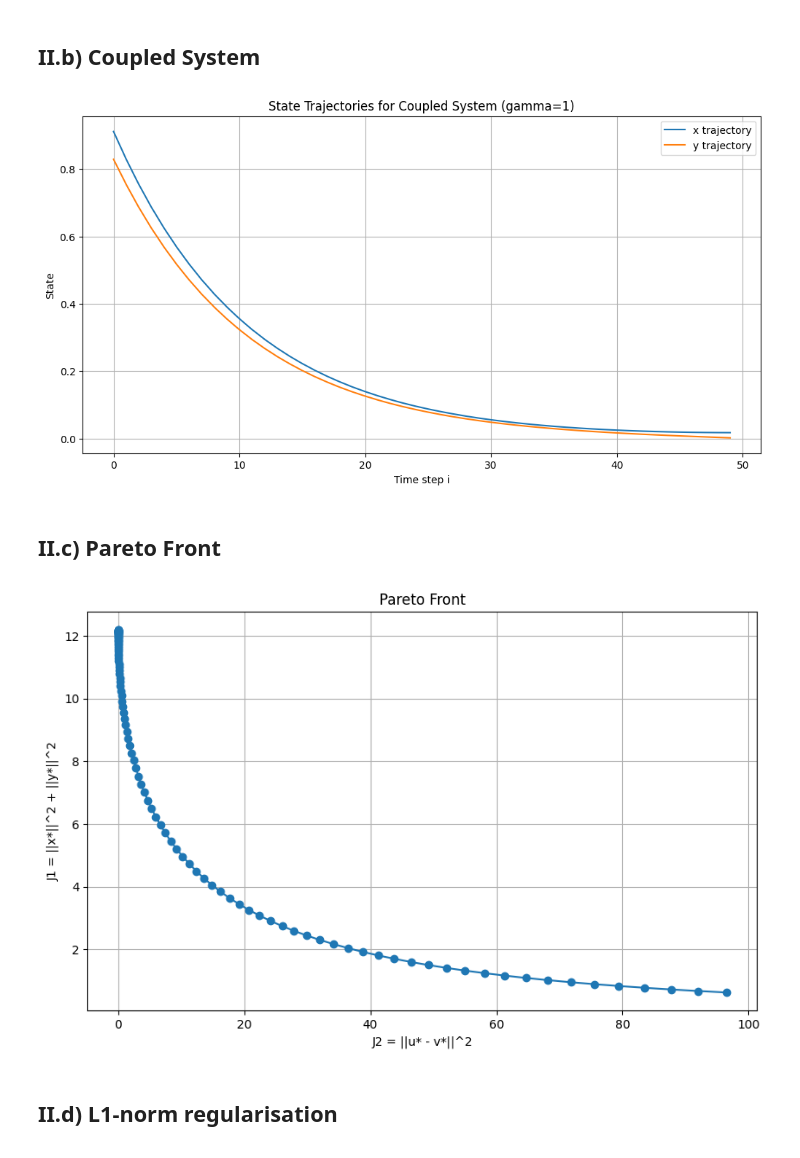
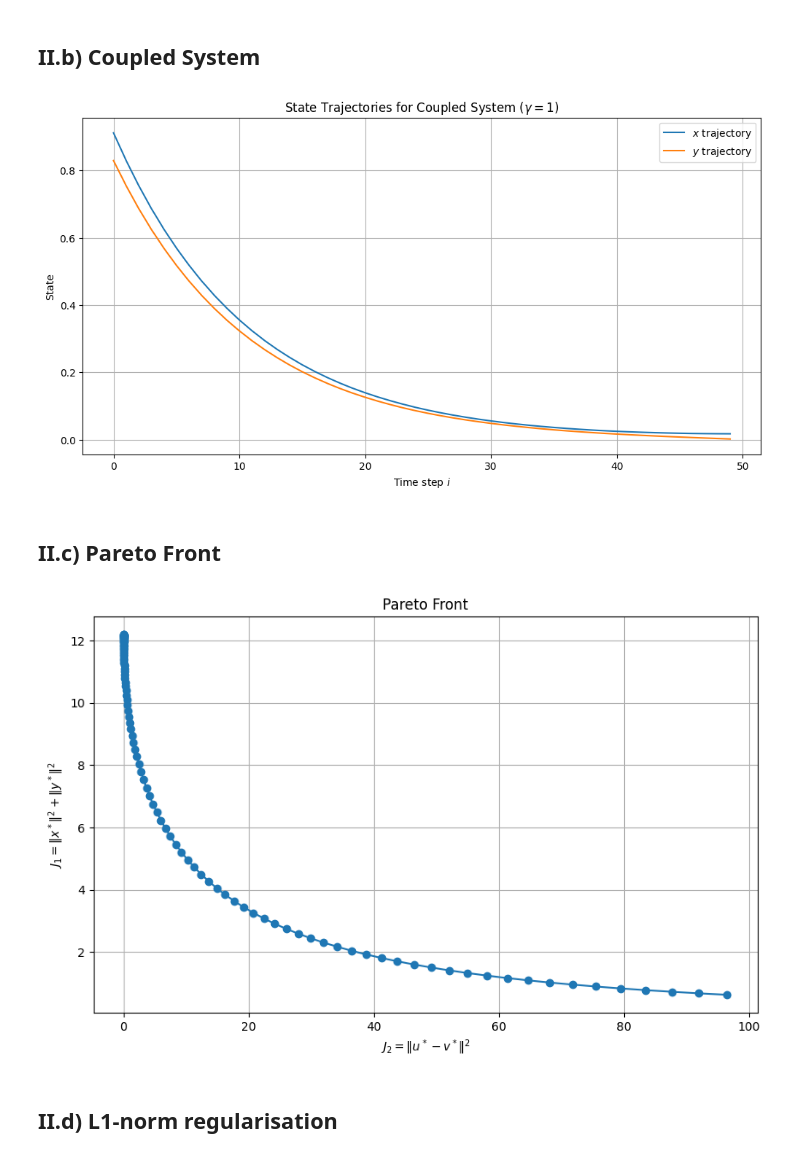
Before and after one commit to umarsdq/optimisationCW, a Jupyter notebook: optimisation.ipynb, the cells around one changed output. Drawn from its saved outputs; the diff is of its cells as text; code cells hidden in the pictures.

```diff
--- a/optimisation.ipynb
+++ b/optimisation.ipynb
@@ -178,17 +221,17 @@ x = Sx @ u + cx
 y = Sy @ v + cy
 
 plt.figure(figsize=(12, 6))
-plt.plot(x, label='x trajectory')
-plt.plot(y, label='y trajectory')
-plt.xlabel('Time step i')
-plt.ylabel('State')
+plt.plot(x, label=r'$x$ trajectory')
+plt.plot(y, label=r'$y$ trajectory')
+plt.xlabel(r'Time step $i$')
+plt.ylabel(r'State')
 plt.legend()
-plt.title('State Trajectories for Coupled System (gamma=1)')
+plt.title(r'State Trajectories for Coupled System ($\gamma=1$)')
 plt.grid(True)
 plt.savefig('plots/dynamic_optimisation_b.png', bbox_inches='tight', dpi=600)
 plt.show()
 # %% [output]
-[figure, old version]
+[figure, new version]
 # %% [markdown]
 ## II.c) Pareto Front
 # %%
@@ -197,36 +240,36 @@ J1s = []
 J2s = []
 
 for gamma in gammas:
     A = Sx.T @ Sx + gamma * np.eye(N)
     B = -gamma * np.eye(N)
     C = -gamma * np.eye(N)
     D_mat = Sy.T @ Sy + gamma * np.eye(N)
 
     LHS = np.block([[A, B], [C, D_mat]])
     RHS = np.concatenate([-Sx.T @ cx, -Sy.T @ cy])
 
     sol = np.linalg.solve(LHS, RHS)
     u = sol[:N]
     v = sol[N:]
 
     x = Sx @ u + cx
     y = Sy @ v + cy
 
     J1 = np.linalg.norm(x)**2 + np.linalg.norm(y)**2
     J2 = np.linalg.norm(u - v)**2
 
     J1s.append(J1)
     J2s.append(J2)
 
 plt.figure(figsize=(10, 6))
 plt.plot(J2s, J1s, marker='o')
-plt.xlabel('J2 = ||u* - v*||^2')
-plt.ylabel('J1 = ||x*||^2 + ||y*||^2')
-plt.title('Pareto Front')
+plt.xlabel(r'$J_2 = \|u^* - v^*\|^2$')
+plt.ylabel(r'$J_1 = \|x^*\|^2 + \|y^*\|^2$')
+plt.title(r'Pareto Front')
 plt.grid(True)
 plt.savefig('plots/pareto_front.png', bbox_inches='tight', dpi=600)
 plt.show()
 # %% [output]
-[figure, old version]
+[figure, new version]
 # %% [markdown]
 ## II.d) L1-norm regularisation
```
Also changed, not shown: parts of 7 cells of this notebook, 10 other files.
